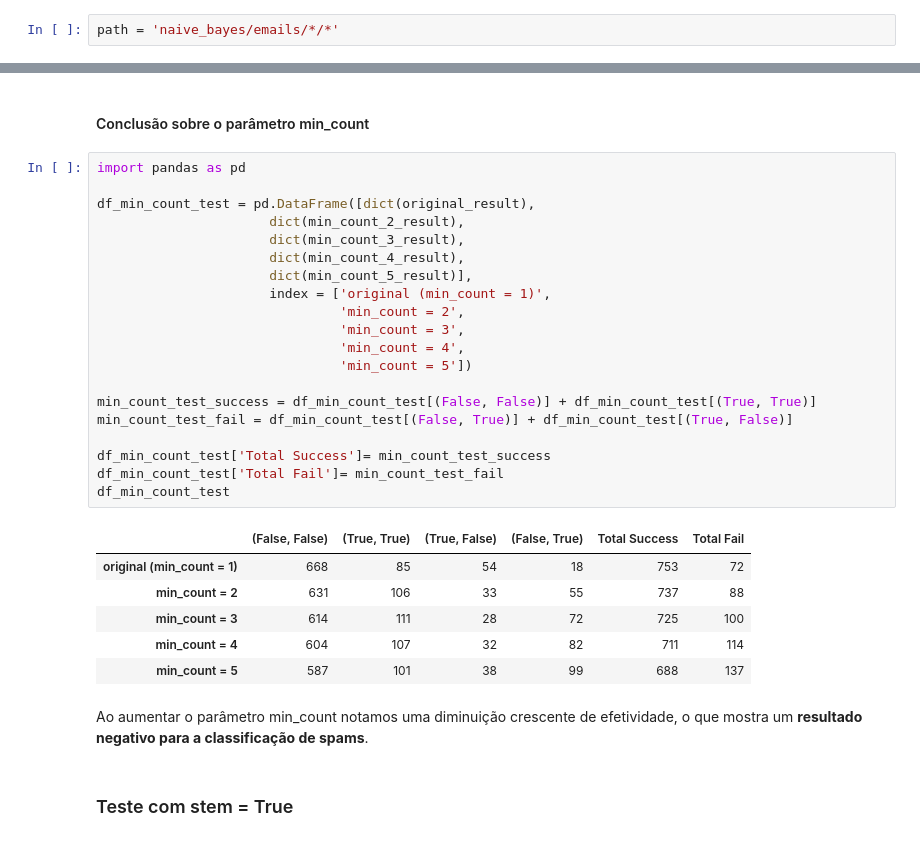
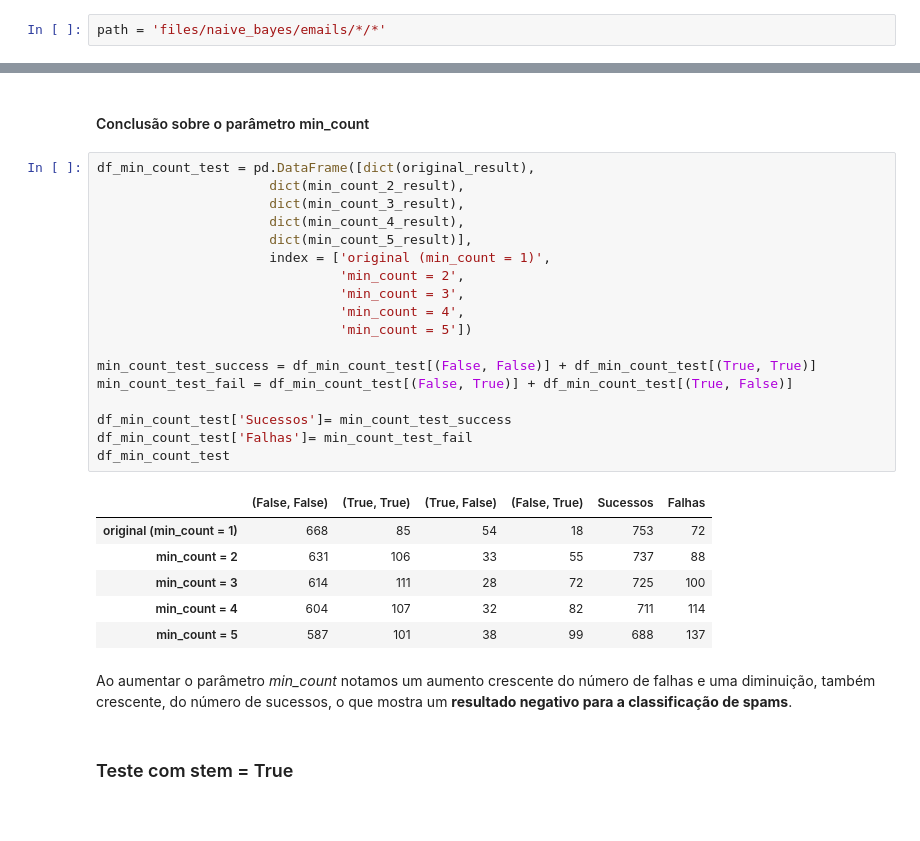
Before and after one commit to progtiago/JupyterNotebooks, a Jupyter notebook: UFPR-IAA/aplied-programing-language/Naive Bayes Implementation.ipynb, the cells around one changed output, grey strips where cells are left out. Cells and saved outputs as stored; diff of their text form.

```diff
--- a/UFPR-IAA/aplied-programing-language/Naive Bayes Implementation.ipynb
+++ b/UFPR-IAA/aplied-programing-language/Naive Bayes Implementation.ipynb
@@ -19,5 +19,5 @@ Após isso, modifique a variável path de modo a refletir a estrutura criada.
 # %%
-path = 'naive_bayes/emails/*/*'
+path = 'files/naive_bayes/emails/*/*'
 # %% [markdown]
 ## O Código
 # %%
@@ -418,34 +422,32 @@ Counter({(False, False): 587,
 # %% [markdown]
 #### Conclusão sobre o parâmetro min_count
 # %%
-import pandas as pd
-
 df_min_count_test = pd.DataFrame([dict(original_result),
                       dict(min_count_2_result),
                       dict(min_count_3_result),
                       dict(min_count_4_result),
                       dict(min_count_5_result)],
                       index = ['original (min_count = 1)',
                                'min_count = 2',
                                'min_count = 3',
                                'min_count = 4',
                                'min_count = 5'])
 
 min_count_test_success = df_min_count_test[(False, False)] + df_min_count_test[(True, True)]
 min_count_test_fail = df_min_count_test[(False, True)] + df_min_count_test[(True, False)]
 
-df_min_count_test['Total Success']= min_count_test_success
-df_min_count_test['Total Fail']= min_count_test_fail
+df_min_count_test['Sucessos']= min_count_test_success
+df_min_count_test['Falhas']= min_count_test_fail
 df_min_count_test
 # %% [output]
-|  | (False, False) | (True, True) | (True, False) | (False, True) | Total Success | Total Fail |
+|  | (False, False) | (True, True) | (True, False) | (False, True) | Sucessos | Falhas |
 | original (min_count = 1) | 668 | 85 | 54 | 18 | 753 | 72 |
 | min_count = 2 | 631 | 106 | 33 | 55 | 737 | 88 |
 | min_count = 3 | 614 | 111 | 28 | 72 | 725 | 100 |
 | min_count = 4 | 604 | 107 | 32 | 82 | 711 | 114 |
 | min_count = 5 | 587 | 101 | 38 | 99 | 688 | 137 |
 # %% [markdown]
-Ao aumentar o parâmetro min_count notamos uma diminuição crescente de efetividade, o que mostra um **resultado negativo para a classificação de spams**.
+Ao aumentar o parâmetro *min_count* notamos um aumento crescente do número de falhas e uma diminuição, também crescente, do número de sucessos, o que mostra um **resultado negativo para a classificação de spams**.
 # %% [markdown]
 ### Teste com stem = True
 # %%
```
Also changed, not shown: parts of 14 cells of this notebook.
